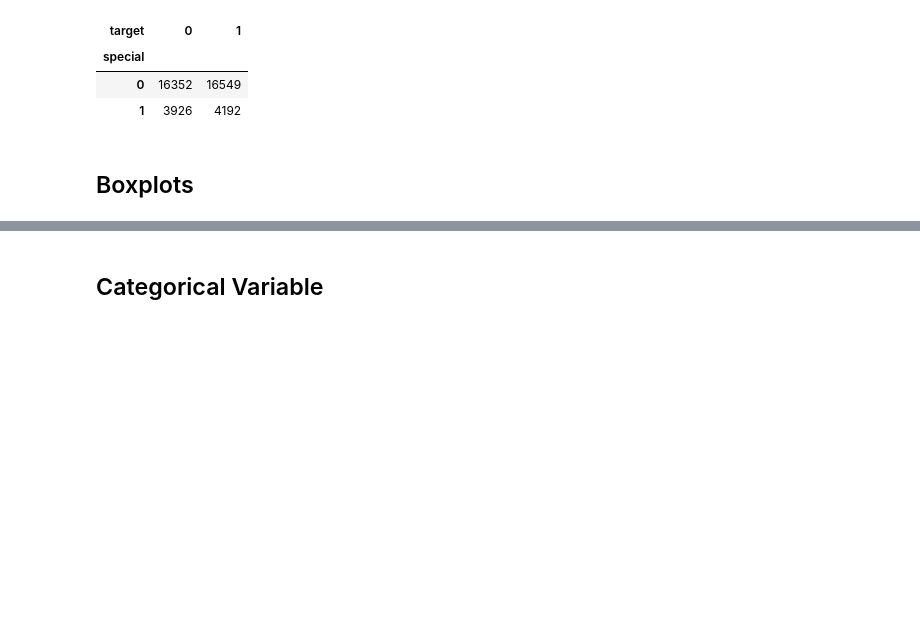
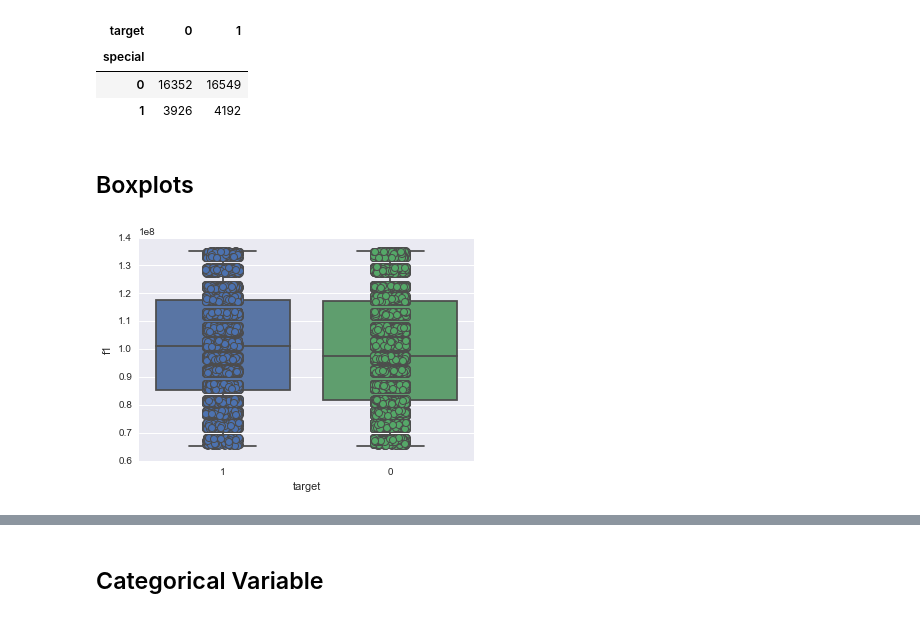
Before and after one commit to numb3r33/numer.ai, a Jupyter notebook: notebooks/Numer.ai - Exploratory Data Analysis.ipynb, the cells around one changed output, grey strips where cells are left out. Drawn from its saved outputs; the diff is of its cells as text; code cells hidden in the pictures; blank space fills up the shorter version.

```diff
--- a/notebooks/Numer.ai - Exploratory Data Analysis.ipynb
+++ b/notebooks/Numer.ai - Exploratory Data Analysis.ipynb
@@ -208,4 +208,9 @@ pd.crosstab(train.special, train.target)
 | 1 | 3926 | 4192 |
 # %% [markdown]
 ## Boxplots
+# %%
+ax = sns.boxplot(x="target", y="f1", data=train)
+ax = sns.stripplot(x="target", y="f1", data=train, jitter=True, edgecolor="gray")
+# %% [output]
+[figure, added]
 # %%
```
Also changed, not shown: parts of 19 cells of this notebook.
